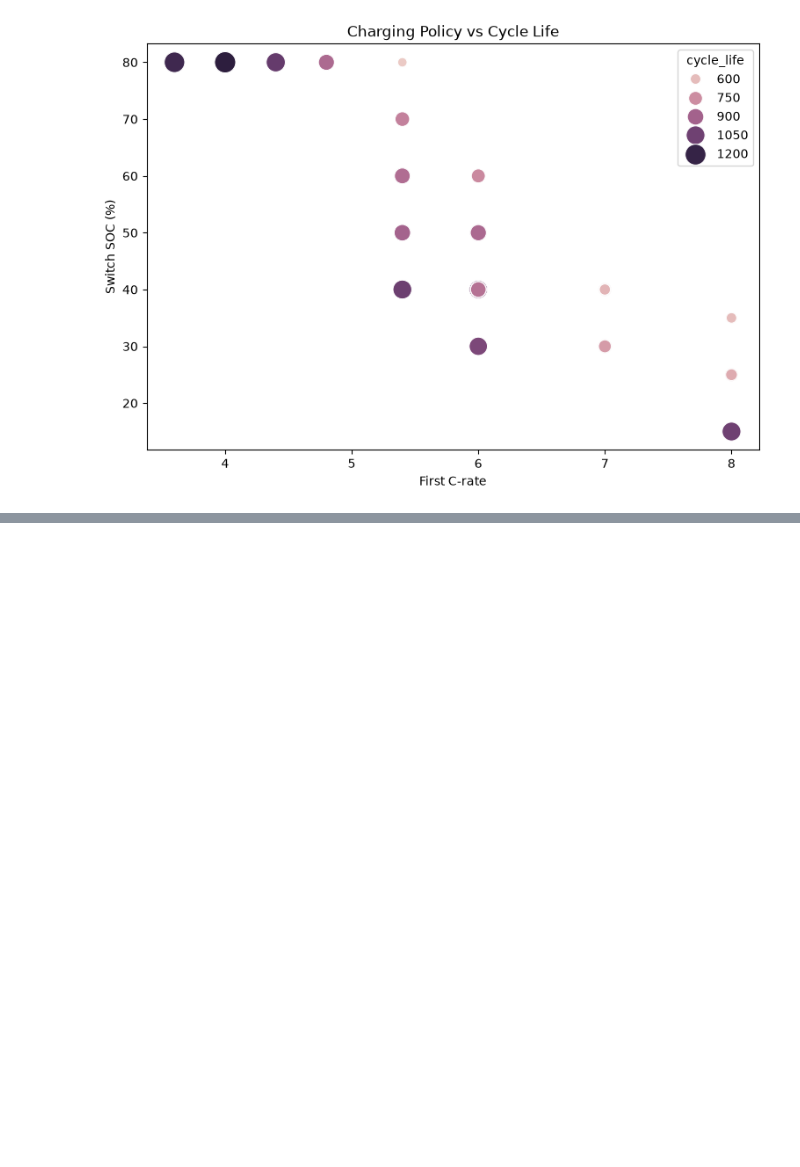
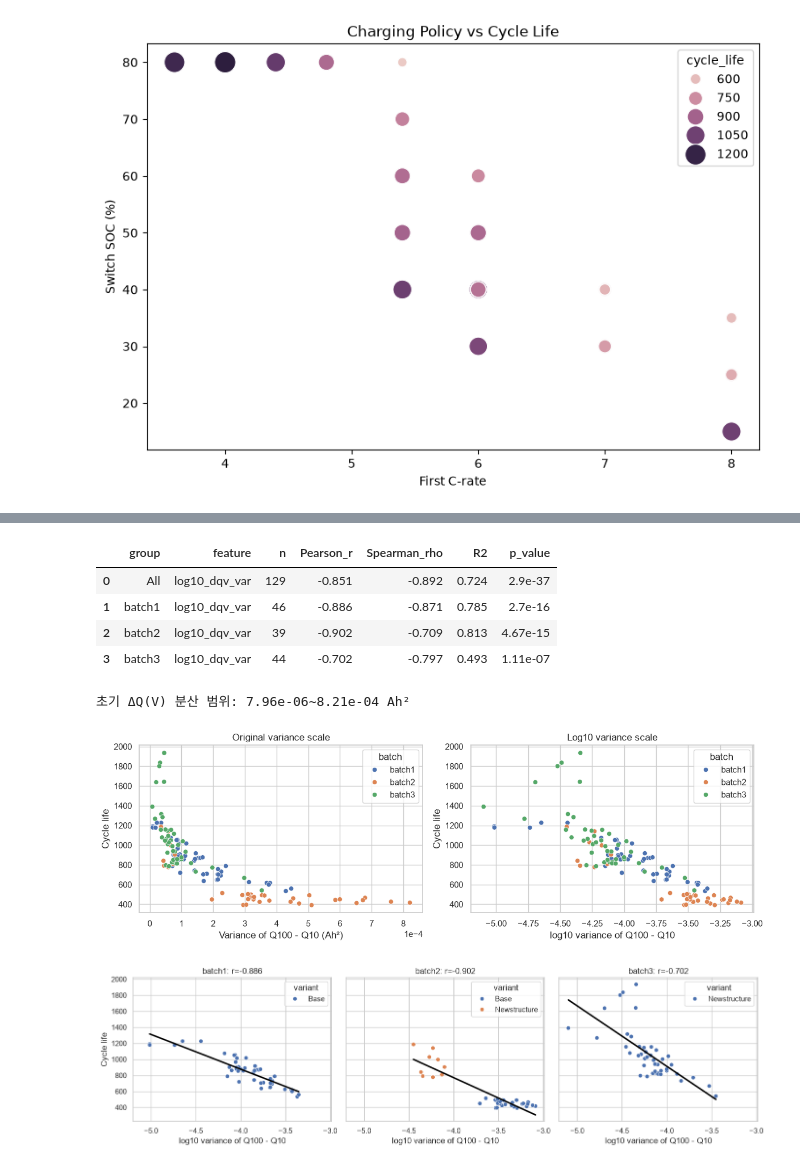
Before and after one commit to chubuzu/Data_Analytics_MiniProject_Skala, a Jupyter notebook: notebooks/02_eda.ipynb, the cells around one changed output, grey strips where cells are left out. Drawn from its saved outputs; the diff is of its cells as text; code cells hidden in the pictures; blank space fills up the shorter version.

```diff
--- a/notebooks/02_eda.ipynb
+++ b/notebooks/02_eda.ipynb
@@ -287,0 +608,37 @@ plt.show()
+# %%
+dqv_stats = association_table(features, ["log10_dqv_var"])
+display(dqv_stats)
+
+
+# 같은 셀을 원래 분산 축과 log10 축에서 비교한다.
+features["dqv_var"] = np.power(10.0, features["log10_dqv_var"])
+print(f"초기 ΔQ(V) 분산 범위: {features['dqv_var'].min():.2e}~{features['dqv_var'].max():.2e} Ah²")
+fig, axes = plt.subplots(1, 2, figsize=(12, 4))
+for ax, feature, title, xlabel in zip(
+    axes, ["dqv_var", "log10_dqv_var"], ["Original variance scale", "Log10 variance scale"],
+    ["Variance of Q100 - Q10 (Ah²)", "log10 variance of Q100 - Q10"]
+):
+    sns.scatterplot(data=features, x=feature, y="cycle_life", hue="batch", ax=ax)
+    ax.set(title=title, xlabel=xlabel, ylabel="Cycle life")
+axes[0].ticklabel_format(axis="x", style="sci", scilimits=(0, 0))
+plt.tight_layout()
+plt.show()
+
+fig, axes = plt.subplots(1, 3, figsize=(14, 4), sharex=True, sharey=True)
+for ax, batch in zip(axes, BATCHES):
+    group = features.loc[features["batch"].eq(batch)]
+    sns.scatterplot(data=group, x="log10_dqv_var", y="cycle_life", hue="variant", ax=ax)
+    sns.regplot(data=group, x="log10_dqv_var", y="cycle_life", scatter=False, ci=None, color="black", ax=ax)
+    r = dqv_stats.loc[dqv_stats["group"].eq(batch), "Pearson_r"].iloc[0]
+    ax.set(title=f"{batch}: r={r:.3f}", xlabel="log10 variance of Q100 - Q10", ylabel="Cycle life")
+plt.tight_layout()
+plt.show()
+# %% [output]
+|  | group | feature | n | Pearson_r | Spearman_rho | R2 | p_value |
+| 0 | All | log10_dqv_var | 129 | -0.851 | -0.892 | 0.724 | 2.9e-37 |
+| 1 | batch1 | log10_dqv_var | 46 | -0.886 | -0.871 | 0.785 | 2.7e-16 |
+| 2 | batch2 | log10_dqv_var | 39 | -0.902 | -0.709 | 0.813 | 4.67e-15 |
+| 3 | batch3 | log10_dqv_var | 44 | -0.702 | -0.797 | 0.493 | 1.11e-07 |
+초기 ΔQ(V) 분산 범위: 7.96e-06~8.21e-04 Ah²
+[figure, added]
+[figure, added]
```
Also changed, not shown: parts of 22 cells of this notebook, 25 other files.
